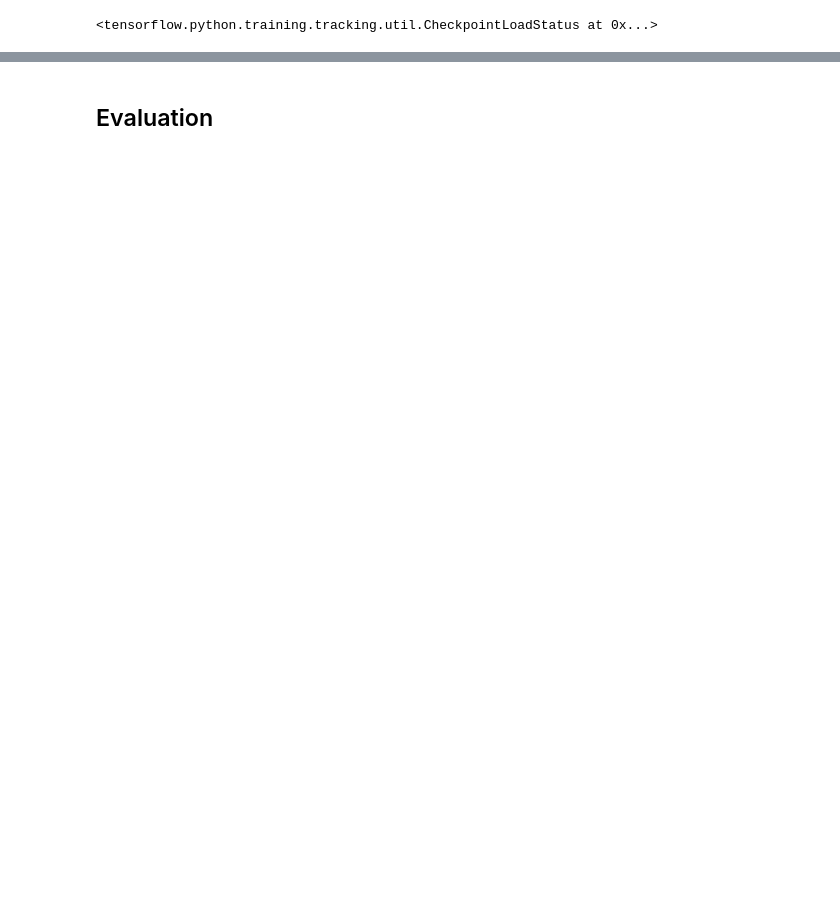
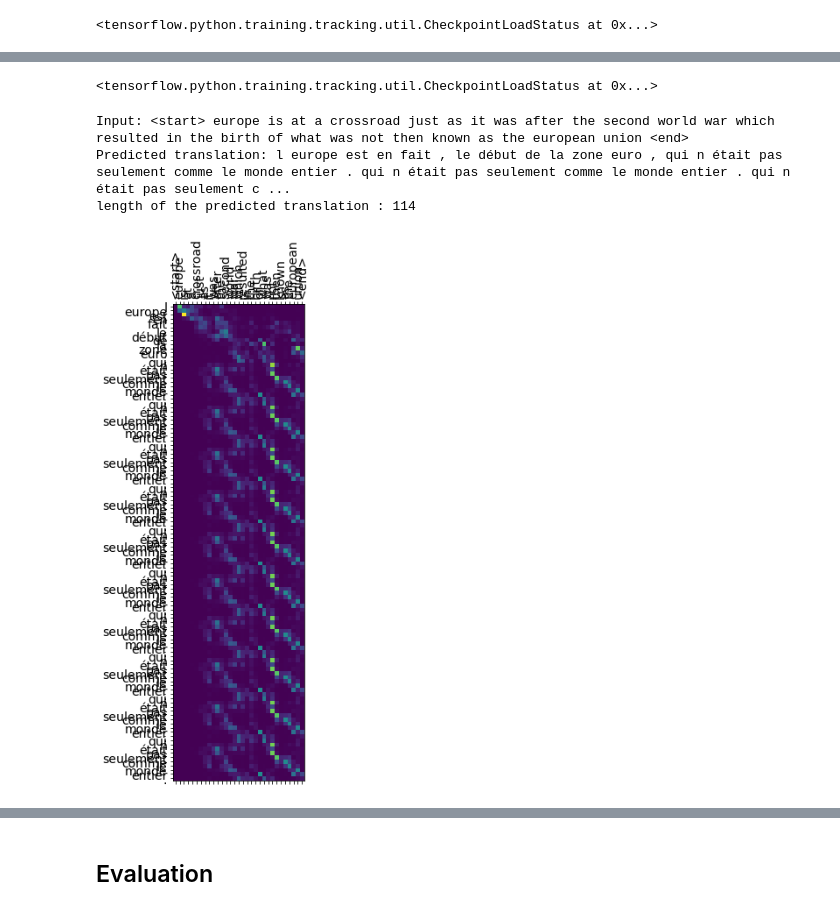
Before and after one commit to harmanpreet93/low-resource-machine-translation, a Jupyter notebook: notebooks/Attention.ipynb, the cells around one changed output, grey strips where cells are left out. Cells and saved outputs as stored; diff of their text form; code cells hidden in the pictures; blank space fills up the shorter version.

```diff
--- a/notebooks/Attention.ipynb
+++ b/notebooks/Attention.ipynb
@@ -830,0 +1473,16 @@ Overall the best model so far is the GRU with attention with the pre-trained wor
+# %%
+# checkpoints
+checkpoint_dir_ft_wtg = './training_checkpoints_fasttext_wtg'
+checkpoint_prefix = os.path.join(checkpoint_dir_ft_wtg, "ckpt")
+checkpoint = tf.train.Checkpoint(optimizer=optimizer, encoder=encoder, decoder=decoder)
+
+checkpoint.restore(tf.train.latest_checkpoint(checkpoint_dir_ft_wtg))
+# %% [output]
+<tensorflow.python.training.tracking.util.CheckpointLoadStatus at 0x...>
+# %%
+translate(f"europe is at a crossroad just as it was after the second world war which resulted in the birth of what was not then known as the european union")
+# %% [output]
+Input: <start> europe is at a crossroad just as it was after the second world war which resulted in the birth of what was not then known as the european union <end>
+Predicted translation: l europe est en fait , le début de la zone euro , qui n était pas seulement comme le monde entier . qui n était pas seulement comme le monde entier . qui n était pas seulement c ...
+length of the predicted translation : 114
+[figure, added]
```
Also changed, not shown: parts of 77 cells of this notebook.
